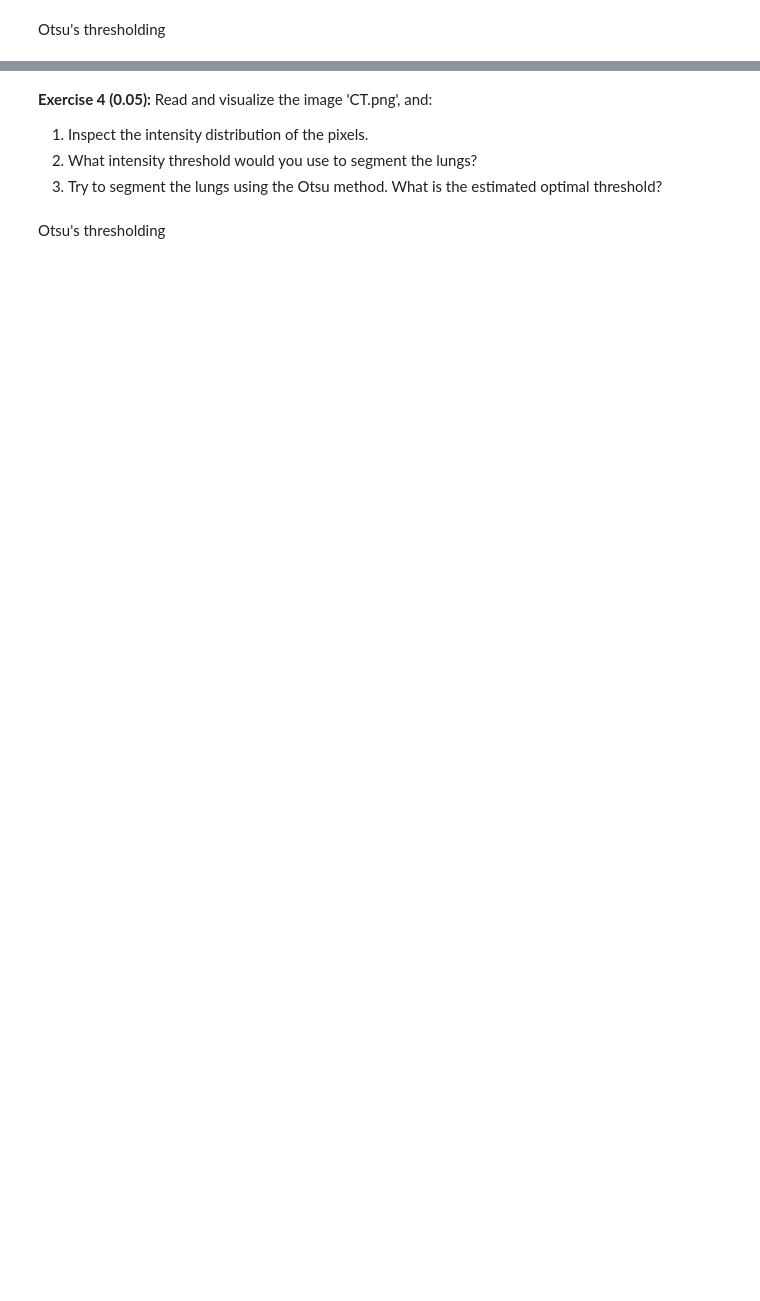
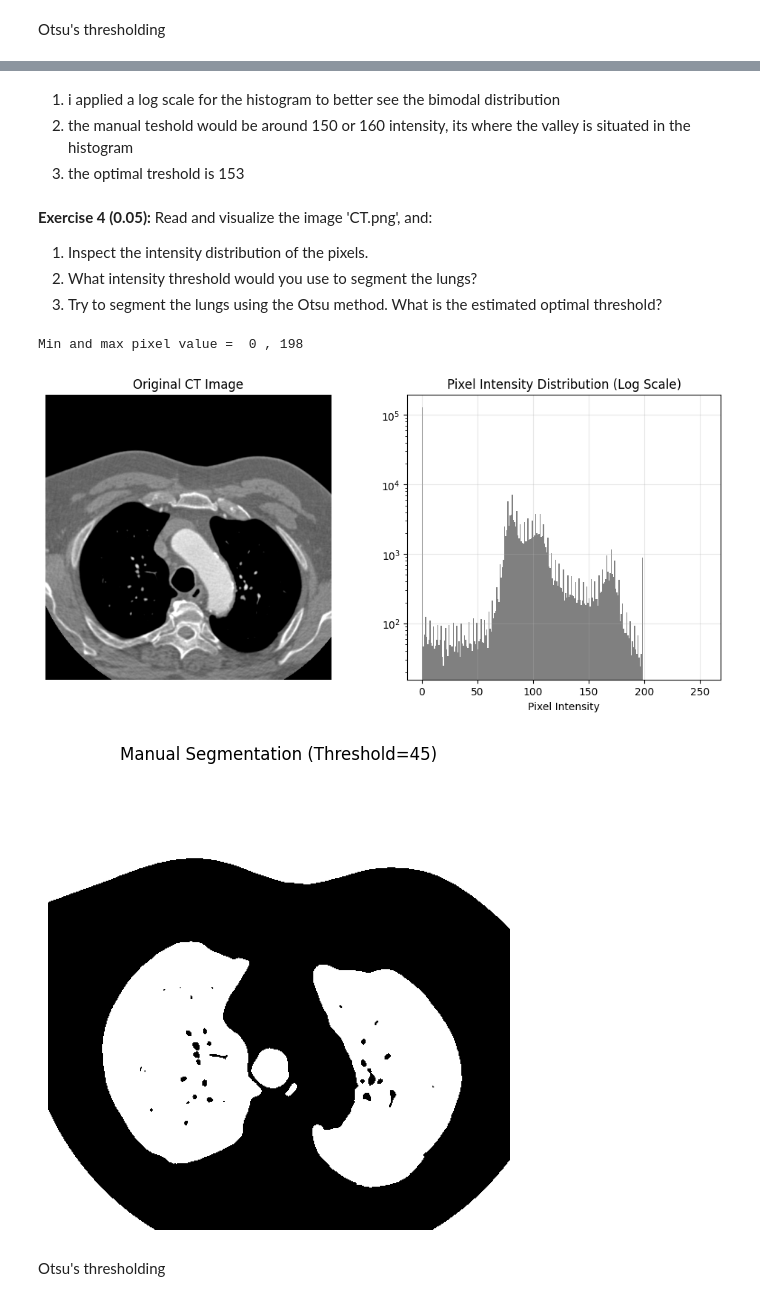
Before and after one commit to fvazquezf/computerVision-tps, a Jupyter notebook: Lab4_25_26.ipynb, the cells around one changed output, grey strips where cells are left out. Saved outputs shown, nothing was run; the diff lists cells and outputs as text; code cells hidden in the pictures; blank space fills up the shorter version.

```diff
--- a/Lab4_25_26.ipynb
+++ b/Lab4_25_26.ipynb
@@ -180,3 +261,7 @@ plt.show()
+# %% [markdown]
+1. i applied a log scale for the histogram to better see the bimodal distribution
+2. the manual teshold would be around 150 or 160 intensity, its where the valley is situated in the histogram
+3. the optimal treshold is 153
 # %% [markdown]
 **Exercise 4 (0.05):**
 Read and visualize the image 'CT.png', and:
@@ -187,23 +272,39 @@ Read and visualize the image 'CT.png', and:
 # %%
 #Inspect the intensity distriibution of 'CT.png'
 #Propose a manual threshold for segmenting the lungs based on the histogram
 #Apply it and visualize the result
 
 img = cv2.imread(images_path + 'CT.png', cv2.IMREAD_GRAYSCALE)
 if img is None:
   sys.exit('Input image not found, check the path')
 
 print('Min and max pixel value = ', np.min(img), ',' , np.max(img))
-plt.imshow(img, cmap='gray')
-plt.colorbar()
-plt.figure()
-plt.hist(img.reshape(-1), bins=256, range=[0, 256])
+
+fig, ax = plt.subplots(1, 2, figsize=(12, 5))
+ax[0].imshow(img, cmap='gray')
+ax[0].set_title('Original CT Image')
+ax[0].axis('off')
+
+ax[1].hist(img.reshape(-1), bins=256, range=[0, 256], color='gray')
+ax[1].set_yscale('log')
+ax[1].set_title('Pixel Intensity Distribution (Log Scale)')
+ax[1].set_xlabel('Pixel Intensity')
+ax[1].grid(True, alpha=0.3)
 plt.show()
 
-#CONTINUE THE CODE HERE
-#manual_thr=...
-#_, manual_seg = cv2.threshold(img, manual_thr, 255, cv2.THRESH_BINARY)
-# plt.imshow(manual_seg, cmap='gray'); plt.show()
+manual_thr = 45
+
+_, manual_seg = cv2.threshold(img, manual_thr, 255, cv2.THRESH_BINARY_INV)
+
+plt.figure(figsize=(6, 6))
+plt.imshow(manual_seg, cmap='gray')
+plt.title(f'Manual Segmentation (Threshold={manual_thr})')
+plt.axis('off')
+plt.show()
+# %% [output]
+Min and max pixel value =  0 , 198
+[figure, added]
+[figure, added]
 # %% [markdown]
 Otsu's thresholding
 # %%
```
Also changed, not shown: parts of 43 cells of this notebook.
